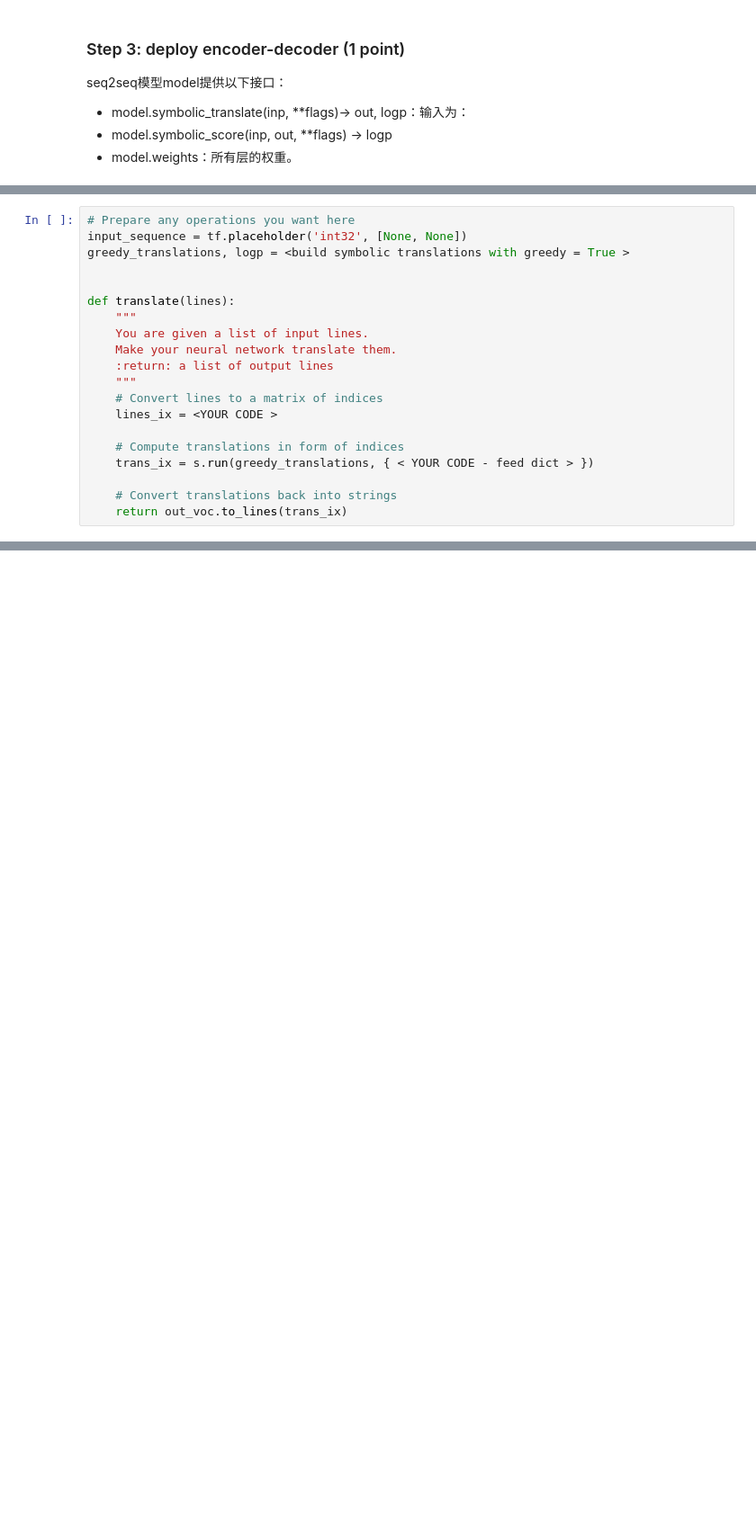
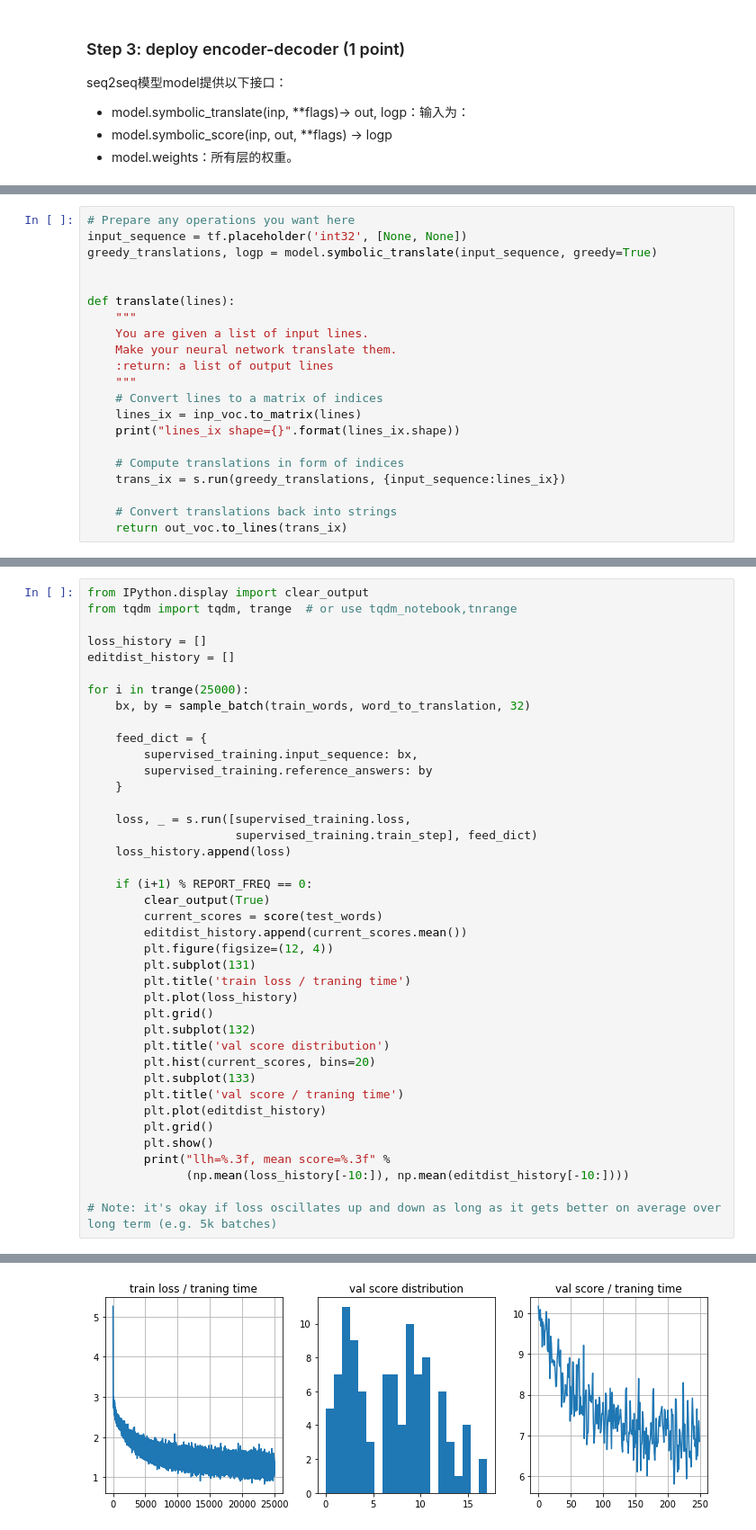
Before and after one commit to 450586509/reinforcement-learning-practice, a Jupyter notebook: 08_rl_seq2seq.ipynb, the cells around one changed output, grey strips where cells are left out. Shown at 90% size. Drawn from its saved outputs; the diff is of its cells as text; blank space fills up the shorter version.

```diff
--- a/08_rl_seq2seq.ipynb
+++ b/08_rl_seq2seq.ipynb
@@ -460,7 +496,7 @@ print("\nLog-probabilities (clipped):\n", s.run(logp)[:, :2, :5])
 # %%
 # Prepare any operations you want here
 input_sequence = tf.placeholder('int32', [None, None])
-greedy_translations, logp = <build symbolic translations with greedy = True >
+greedy_translations, logp = model.symbolic_translate(input_sequence, greedy=True)
 
 
 def translate(lines):
@@ -470,10 +506,11 @@ def translate(lines):
     :return: a list of output lines
     """
     # Convert lines to a matrix of indices
-    lines_ix = <YOUR CODE >
+    lines_ix = inp_voc.to_matrix(lines)
+    print("lines_ix shape={}".format(lines_ix.shape))
 
     # Compute translations in form of indices
-    trans_ix = s.run(greedy_translations, { < YOUR CODE - feed dict > })
+    trans_ix = s.run(greedy_translations, {input_sequence:lines_ix})
 
     # Convert translations back into strings
     return out_voc.to_lines(trans_ix)
@@ -490,0 +640,41 @@ print("Tests passed!")
+# %%
+from IPython.display import clear_output
+from tqdm import tqdm, trange  # or use tqdm_notebook,tnrange
+
+loss_history = []
+editdist_history = []
+
+for i in trange(25000):
+    bx, by = sample_batch(train_words, word_to_translation, 32)
+
+    feed_dict = {
+        supervised_training.input_sequence: bx,
+        supervised_training.reference_answers: by
+    }
+
+    loss, _ = s.run([supervised_training.loss,
+                     supervised_training.train_step], feed_dict)
+    loss_history.append(loss)
+
+    if (i+1) % REPORT_FREQ == 0:
+        clear_output(True)
+        current_scores = score(test_words)
+        editdist_history.append(current_scores.mean())
+        plt.figure(figsize=(12, 4))
+        plt.subplot(131)
+        plt.title('train loss / traning time')
+        plt.plot(loss_history)
+        plt.grid()
+        plt.subplot(132)
+        plt.title('val score distribution')
+        plt.hist(current_scores, bins=20)
+        plt.subplot(133)
+        plt.title('val score / traning time')
+        plt.plot(editdist_history)
+        plt.grid()
+        plt.show()
+        print("llh=%.3f, mean score=%.3f" %
+              (np.mean(loss_history[-10:]), np.mean(editdist_history[-10:])))
+
+# Note: it's okay if loss oscillates up and down as long as it gets better on average over long term (e.g. 5k batches)
+# %% [output]
@@ -490,0 +682 @@ print("Tests passed!")
+[figure, added]
```
Also changed, not shown: parts of 15 cells of this notebook.
